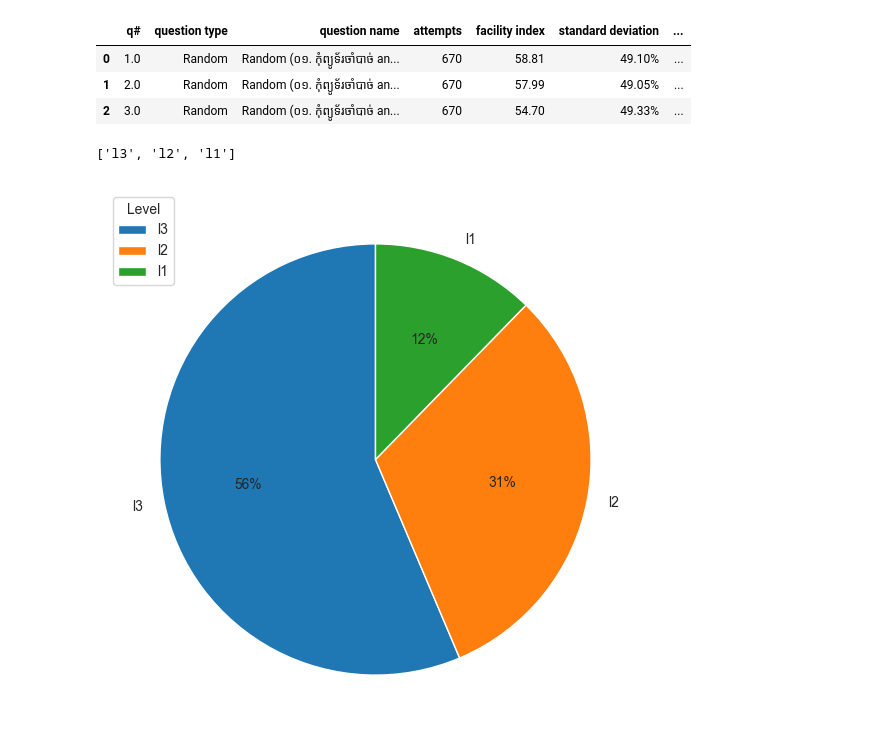
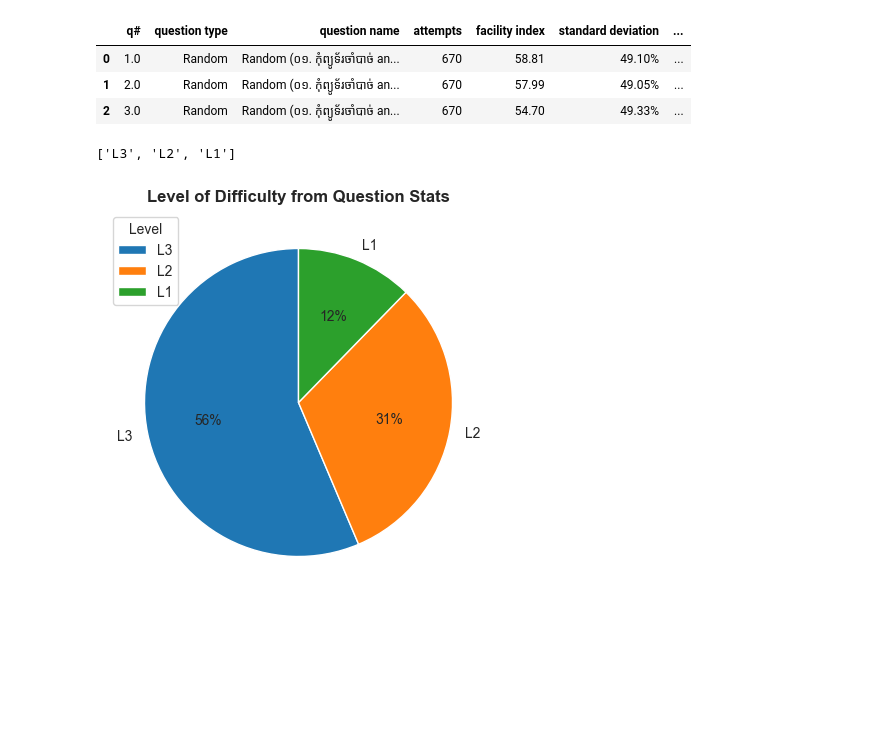
Before and after one commit to Sophal24/DSE_analysis_ds_2023, a Jupyter notebook: 5_question_difficult_level.ipynb, the cells around one changed output. Cells and saved outputs as stored; diff of their text form; code cells hidden in the pictures; blank space fills up the shorter version.

```diff
--- a/5_question_difficult_level.ipynb
+++ b/5_question_difficult_level.ipynb
@@ -190,7 +296,7 @@ df_q_state.head(3)
 # %%
-df_q_state.loc[df_q_state['facility index'] <= float(60), 'label_facility_index'] = 'l3'
-df_q_state.loc[(df_q_state['facility index'] > float(60)) & (df_q_state['facility index'] <= float(80)), 'label_facility_index'] = 'l2'
-df_q_state.loc[(df_q_state['facility index'] > float(80)) & (df_q_state['facility index'] <= float(100)), 'label_facility_index'] = 'l1'
+df_q_state.loc[df_q_state['facility index'] <= float(60), 'label_facility_index'] = 'L3'
+df_q_state.loc[(df_q_state['facility index'] > float(60)) & (df_q_state['facility index'] <= float(80)), 'label_facility_index'] = 'L2'
+df_q_state.loc[(df_q_state['facility index'] > float(80)) & (df_q_state['facility index'] <= float(100)), 'label_facility_index'] = 'L1'
 
 df_q_state.head(3)
 # %% [output]
@@ -201,29 +307,32 @@ df_q_state.head(3)
 # %%
-l1 = len(df_q_state[df_q_state['label_facility_index'] == 'l1'])
-l2 = len(df_q_state[df_q_state['label_facility_index'] == 'l2'])
-l3 = len(df_q_state[df_q_state['label_facility_index'] == 'l3'])
+l1 = len(df_q_state[df_q_state['label_facility_index'] == 'L1'])
+l2 = len(df_q_state[df_q_state['label_facility_index'] == 'L2'])
+l3 = len(df_q_state[df_q_state['label_facility_index'] == 'L3'])
 # %%
 labels = df_q_state['label_facility_index'].unique().tolist()
 labels
 # %% [output]
-['l3', 'l2', 'l1']
+['L3', 'L2', 'L1']
 # %%
 # Create an array of values
 values = [l3, l2, l1]
 
 # Create a list of labels
 labels = labels
 
 # Create a pie chart
 sns.set_style("whitegrid")
-plt.figure(figsize=(7,7))
+plt.figure(figsize=(5,5))
 plt.pie(values, labels=labels, autopct='%1.0f%%', startangle=90)
 # plt.pie(values, labels=labels)
+
+# Set the title
+plt.title('Level of Difficulty from Question Stats', fontweight='bold')
 
 # Set the legend
 plt.legend(title="Level", loc='upper left')
 
 # Show the chart
 plt.show()
 # %% [output]
-[figure, old version]
+[figure, new version]
```
Also changed, not shown: parts of 13 cells of this notebook.
